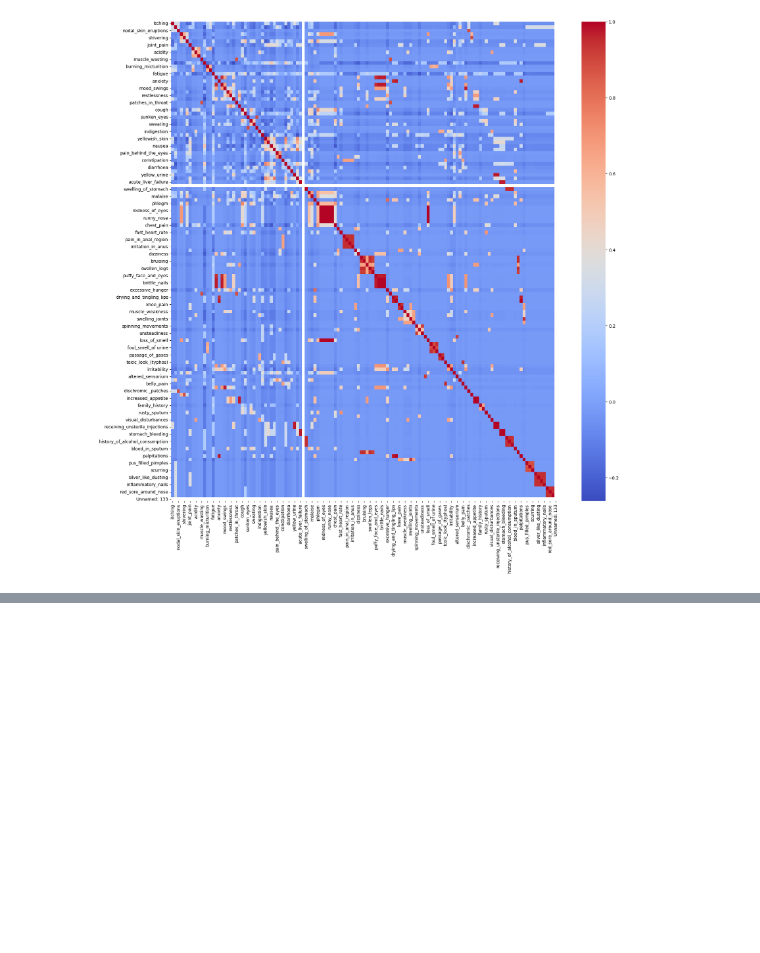
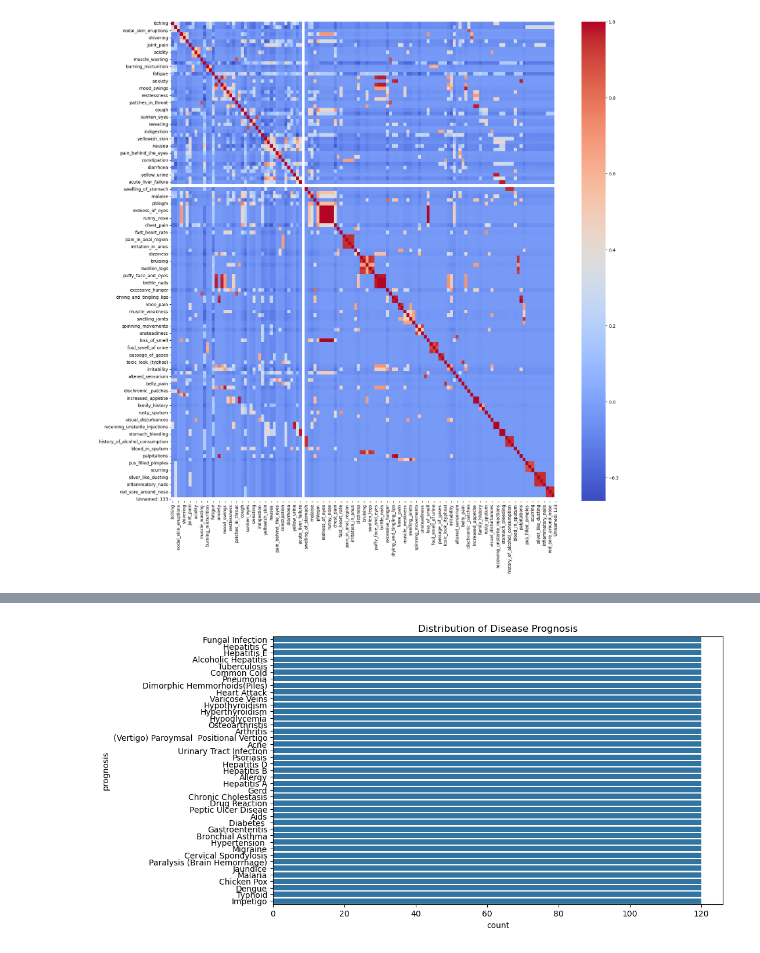
Before and after one commit to franklinen/disease_prediction, a Jupyter notebook: disease_classification.ipynb, the cells around one changed output, grey strips where cells are left out. Saved outputs shown, nothing was run; the diff lists cells and outputs as text; code cells hidden in the pictures; blank space fills up the shorter version.

```diff
--- a/disease_classification.ipynb
+++ b/disease_classification.ipynb
@@ -66,0 +234,8 @@ Unnamed: 133                           NaN                NaN           NaN
+# %%
+# Distribution of target labels (diseases)
+plt.figure(figsize=(10, 6))
+sns.countplot(y=train_data['prognosis'], order=train_data['prognosis'].value_counts().index)
+plt.title('Distribution of Disease Prognosis')
+plt.show()
+# %% [output]
+[figure, added]
```
Also changed, not shown: parts of 32 cells of this notebook.
